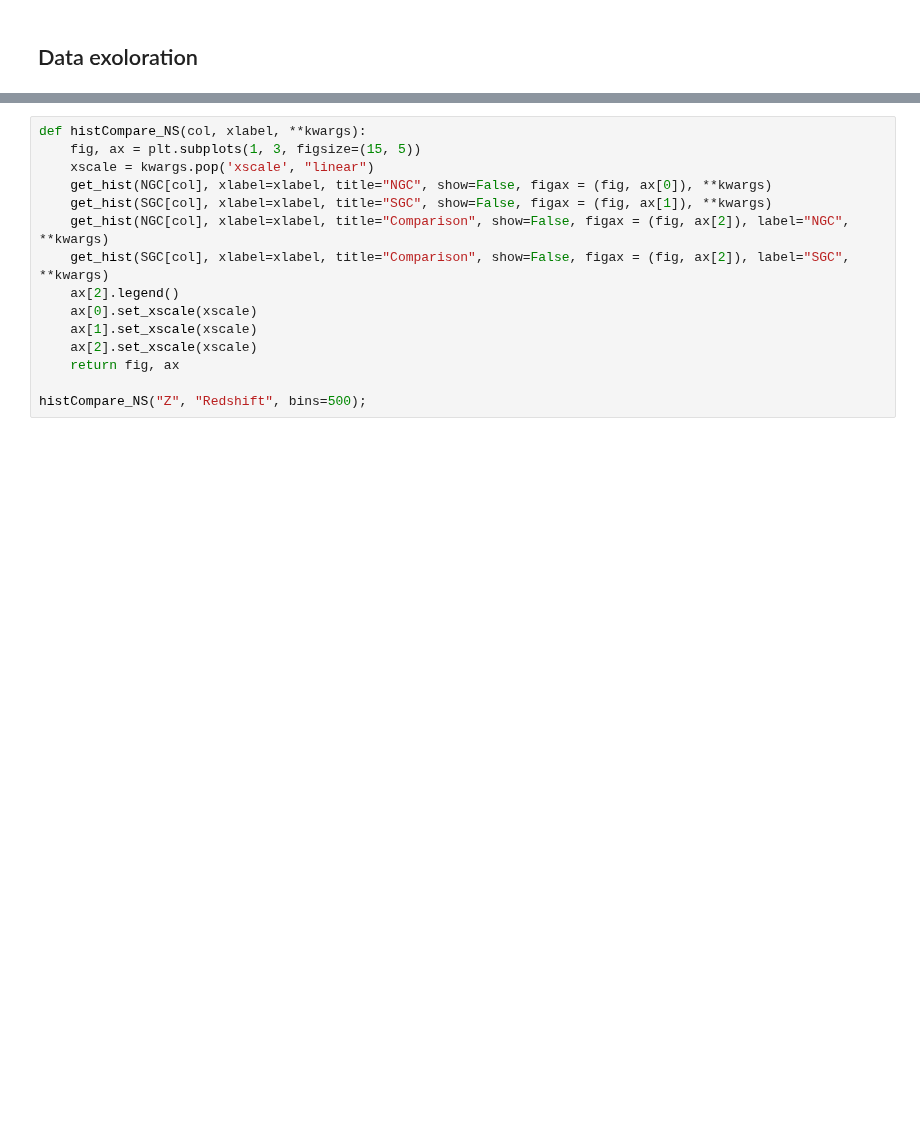
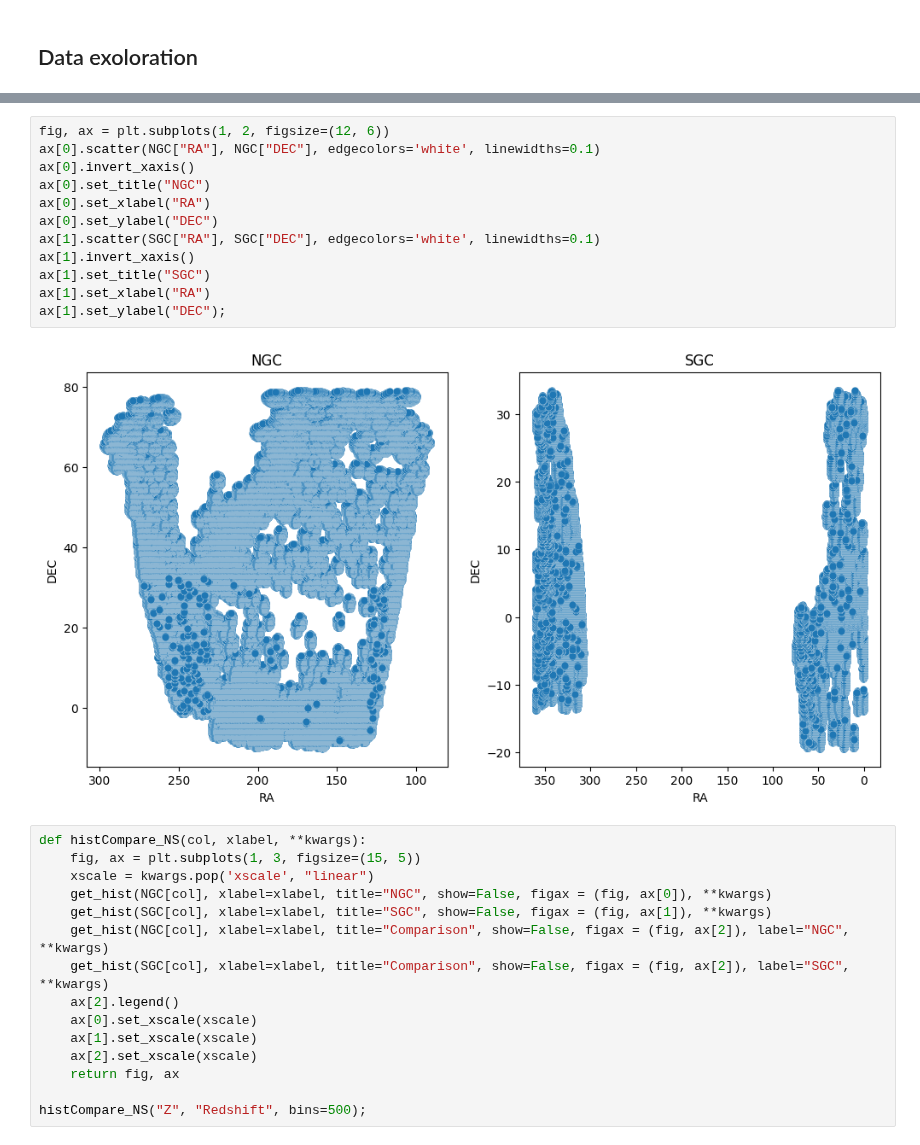
Before and after one commit to MarrybellMB/M2_Stage_Code, a Jupyter notebook: DESI Training.ipynb, the cells around one changed output, grey strips where cells are left out. Saved outputs shown, nothing was run; the diff lists cells and outputs as text; blank space fills up the shorter version.

```diff
--- a/DESI Training.ipynb
+++ b/DESI Training.ipynb
@@ -47,3 +57,17 @@ Table length=4081227
+# %%
+fig, ax = plt.subplots(1, 2, figsize=(12, 6))
+ax[0].scatter(NGC["RA"], NGC["DEC"], edgecolors='white', linewidths=0.1)
+ax[0].invert_xaxis()
+ax[0].set_title("NGC")
+ax[0].set_xlabel("RA")
+ax[0].set_ylabel("DEC")
+ax[1].scatter(SGC["RA"], SGC["DEC"], edgecolors='white', linewidths=0.1)
+ax[1].invert_xaxis()
+ax[1].set_title("SGC")
+ax[1].set_xlabel("RA")
+ax[1].set_ylabel("DEC");
+# %% [output]
+[figure, added]
 # %%
 def histCompare_NS(col, xlabel, **kwargs):
     fig, ax = plt.subplots(1, 3, figsize=(15, 5))
```
Also changed, not shown: parts of 16 cells of this notebook.
